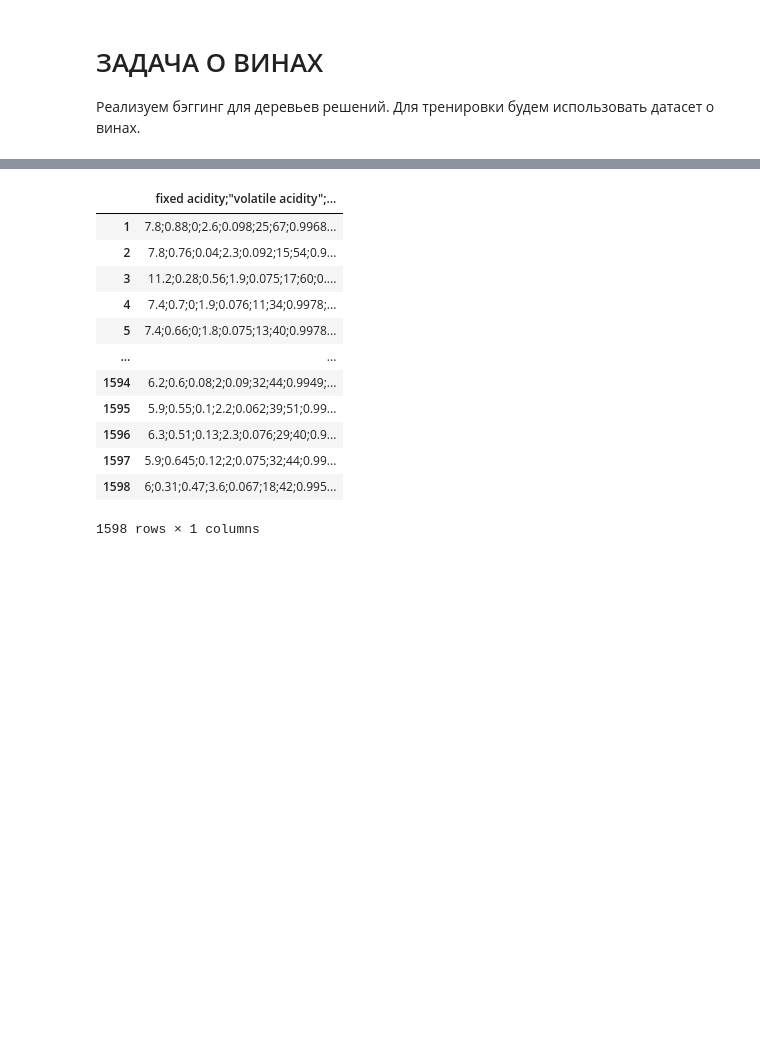
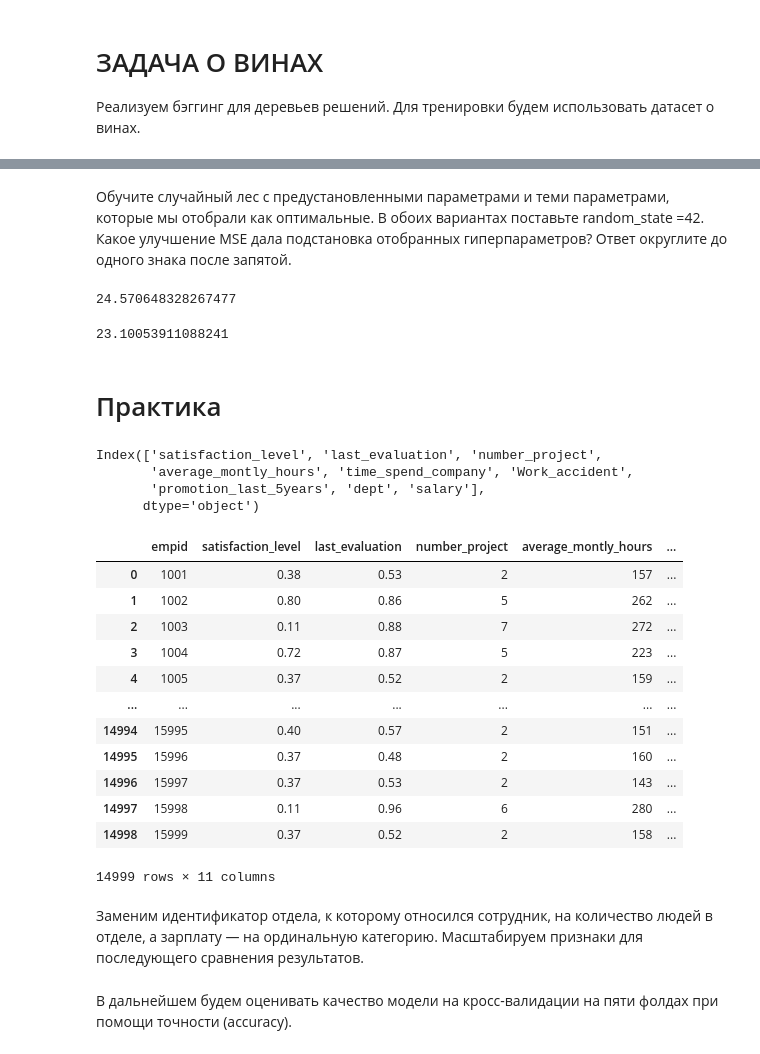
Before and after one commit to aar44i/DataScience, a Jupyter notebook: SkillFactory/17 Дерево решений.ipynb, the cells around one changed output, grey strips where cells are left out. Cells and saved outputs as stored; diff of their text form; code cells hidden in the pictures; blank space fills up the shorter version.

```diff
--- a/SkillFactory/17 Дерево решений.ipynb
+++ b/SkillFactory/17 Дерево решений.ipynb
@@ -160,16 +313,66 @@ Name: 0, dtype: object
+# %% [markdown]
+Обучите случайный лес с предустановленными параметрами и теми параметрами, которые мы отобрали как оптимальные. В обоих вариантах поставьте random_state =42. Какое улучшение MSE дала подстановка отобранных гиперпараметров? Ответ округлите до одного знака после запятой.
+# %%
+from sklearn.metrics import mean_squared_error as mse # Базовые гиперпараметры
+clf = RandomForestRegressor(random_state=42)
+clf.fit(X_train, Y_train)
+y_pred = clf.predict(X_val)
+mse(Y_val, y_pred)
+# %% [output]
+24.570648328267477
+# %%
+from sklearn.metrics import mean_squared_error as mse # подобранные гиперпараметры
+clf = RandomForestRegressor(random_state=42, n_estimators = 1000, min_samples_split = 5,
+                           min_samples_leaf = 2, max_features = 'sqrt', max_depth = 10, bootstrap = True)
+clf.fit(X_train, Y_train)
+y_pred = clf.predict(X_val)
+mse(Y_val, y_pred)
+# %% [output]
+23.10053911088241
+# %% [markdown]
+# Практика
+# %%
+import pandas as pd
+import numpy as np
+import matplotlib.pyplot as plt
+
+from sklearn.model_selection import cross_val_score, train_test_split
+from sklearn.ensemble import BaggingClassifier, RandomForestClassifier
+from sklearn.tree import DecisionTreeClassifier
+from sklearn.linear_model import LogisticRegression
+from sklearn.preprocessing import StandardScaler
+df= pd.read_csv('./data/HR-dataset.csv')
+
+np.random.seed(42)
+%matplotlib inline
+%config InlineBackend.figure_format = 'retina'
+
+target = 'left'
+features = df.columns.drop(target)
+features = features.drop('empid')  # Удалим идентификатор пользователя как нерепрезентативный признак
+print(features)
+
+X, y = df[features].copy(), df[target]
+# %% [output]
+Index(['satisfaction_level', 'last_evaluation', 'number_project',
+       'average_montly_hours', 'time_spend_company', 'Work_accident',
+       'promotion_last_5years', 'dept', 'salary'],
+      dtype='object')
 # %%
-df[1:]
+df
 # %% [output]
-|  | fixed acidity;"volatile acidity";... |
-| 1 | 7.8;0.88;0;2.6;0.098;25;67;0.9968... |
-| 2 | 7.8;0.76;0.04;2.3;0.092;15;54;0.9... |
-| 3 | 11.2;0.28;0.56;1.9;0.075;17;60;0.... |
-| 4 | 7.4;0.7;0;1.9;0.076;11;34;0.9978;... |
-| 5 | 7.4;0.66;0;1.8;0.075;13;40;0.9978... |
-| ... | ... |
-| 1594 | 6.2;0.6;0.08;2;0.09;32;44;0.9949;... |
-| 1595 | 5.9;0.55;0.1;2.2;0.062;39;51;0.99... |
-| 1596 | 6.3;0.51;0.13;2.3;0.076;29;40;0.9... |
-| 1597 | 5.9;0.645;0.12;2;0.075;32;44;0.99... |
-| 1598 | 6;0.31;0.47;3.6;0.067;18;42;0.995... |
+|  | empid | satisfaction_level | last_evaluation | number_project | average_montly_hours | ... |
+| 0 | 1001 | 0.38 | 0.53 | 2 | 157 | ... |
+| 1 | 1002 | 0.80 | 0.86 | 5 | 262 | ... |
+| 2 | 1003 | 0.11 | 0.88 | 7 | 272 | ... |
+| 3 | 1004 | 0.72 | 0.87 | 5 | 223 | ... |
+| 4 | 1005 | 0.37 | 0.52 | 2 | 159 | ... |
+| ... | ... | ... | ... | ... | ... | ... |
+| 14994 | 15995 | 0.40 | 0.57 | 2 | 151 | ... |
+| 14995 | 15996 | 0.37 | 0.48 | 2 | 160 | ... |
+| 14996 | 15997 | 0.37 | 0.53 | 2 | 143 | ... |
+| 14997 | 15998 | 0.11 | 0.96 | 6 | 280 | ... |
+| 14998 | 15999 | 0.37 | 0.52 | 2 | 158 | ... |
-1598 rows × 1 columns
+14999 rows × 11 columns
+# %% [markdown]
+Заменим идентификатор отдела, к которому относился сотрудник, на количество людей в отделе, а зарплату — на ординальную категорию. Масштабируем признаки для последующего сравнения результатов.
@@ -175,0 +387,2 @@ df[1:]
+# %% [markdown]
+В дальнейшем будем оценивать качество модели на кросс-валидации на пяти фолдах при помощи точности (accuracy).
```
Also changed, not shown: parts of 53 cells of this notebook, 2 other files.
